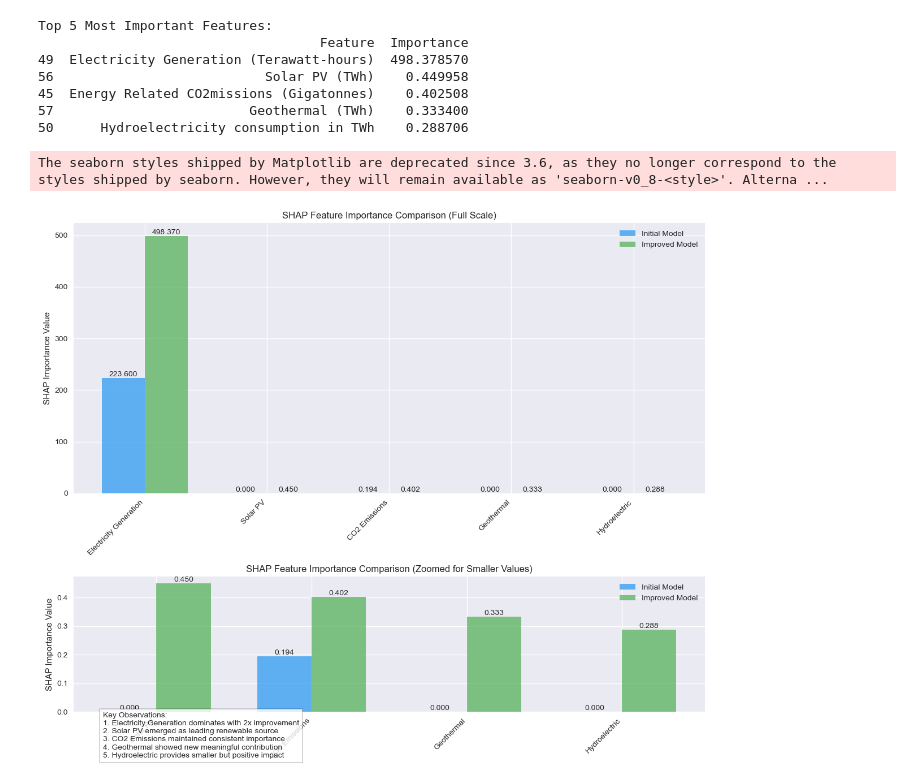
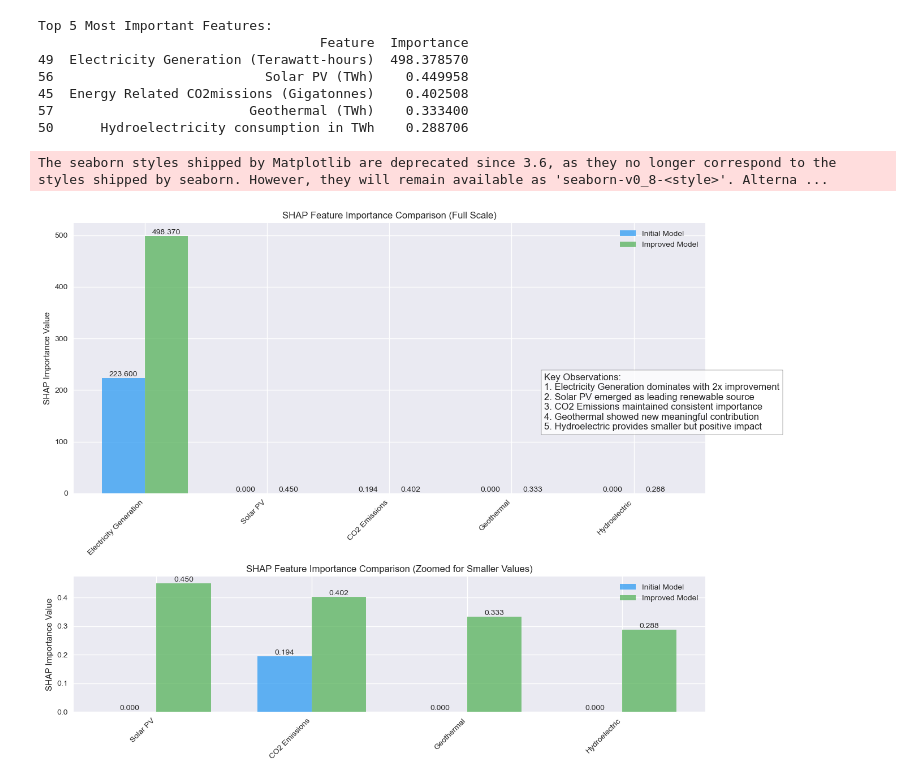
Before and after one commit to lassya2507/eco-resource-optimization, a Jupyter notebook: main.ipynb, the cells around one changed output. Cells and saved outputs as stored; diff of their text form; code cells hidden in the pictures.

Commit message:
graph final updates

```diff
--- a/main.ipynb
+++ b/main.ipynb
@@ -536,5 +412,5 @@ fig.write_html("shap_comparison_interactive.html")
 # %%
-# Data preparation
+# Comparision of SHAP feature importance between Initial and Improved models with interactive bar plots.
 features = ['Electricity Generation', 'Solar PV', 'CO2 Emissions', 'Geothermal', 'Hydroelectric']
 initial_values = [223.6, 0, 0.194, 0, 0]
 improved_values = [498.37, 0.450, 0.402, 0.333, 0.288]
@@ -581,32 +457,32 @@ ax2.set_ylabel('SHAP Importance Value')
 ax2.set_title('SHAP Feature Importance Comparison (Zoomed for Smaller Values)')
 ax2.set_xticks(x_zoom)
 ax2.set_xticklabels(features_zoom, rotation=45, ha='right')
 ax2.legend()
 
 # Add value labels on the zoomed bars
 for i in range(len(features_zoom)):
     ax2.text(i - width/2, initial_values_zoom[i], f'{initial_values_zoom[i]:.3f}',
              ha='center', va='bottom')
     ax2.text(i + width/2, improved_values_zoom[i], f'{improved_values_zoom[i]:.3f}',
              ha='center', va='bottom')
 
 # Adjust layout and display
 plt.tight_layout()
 
 # Add descriptions as text box
 desc_text = (
     "Key Observations:\n"
     "1. Electricity Generation dominates with 2x improvement\n"
     "2. Solar PV emerged as leading renewable source\n"
     "3. CO2 Emissions maintained consistent importance\n"
     "4. Geothermal showed new meaningful contribution\n"
     "5. Hydroelectric provides smaller but positive impact"
 )
 
-fig.text(0.1, 0.02, desc_text, fontsize=10, bbox=dict(facecolor='white', alpha=0.8))
+fig.text(0.75, 0.6, desc_text, fontsize=12, bbox=dict(facecolor='white', alpha=0.8))
 
 # Show plot
 plt.show()
 # %% [output]
 The seaborn styles shipped by Matplotlib are deprecated since 3.6, as they no longer correspond to the styles shipped by seaborn. However, they will remain available as 'seaborn-v0_8-<style>'. Alterna ...
-[figure, old version]
+[figure, new version]
```
Also changed, not shown: parts of 2 cells of this notebook.
